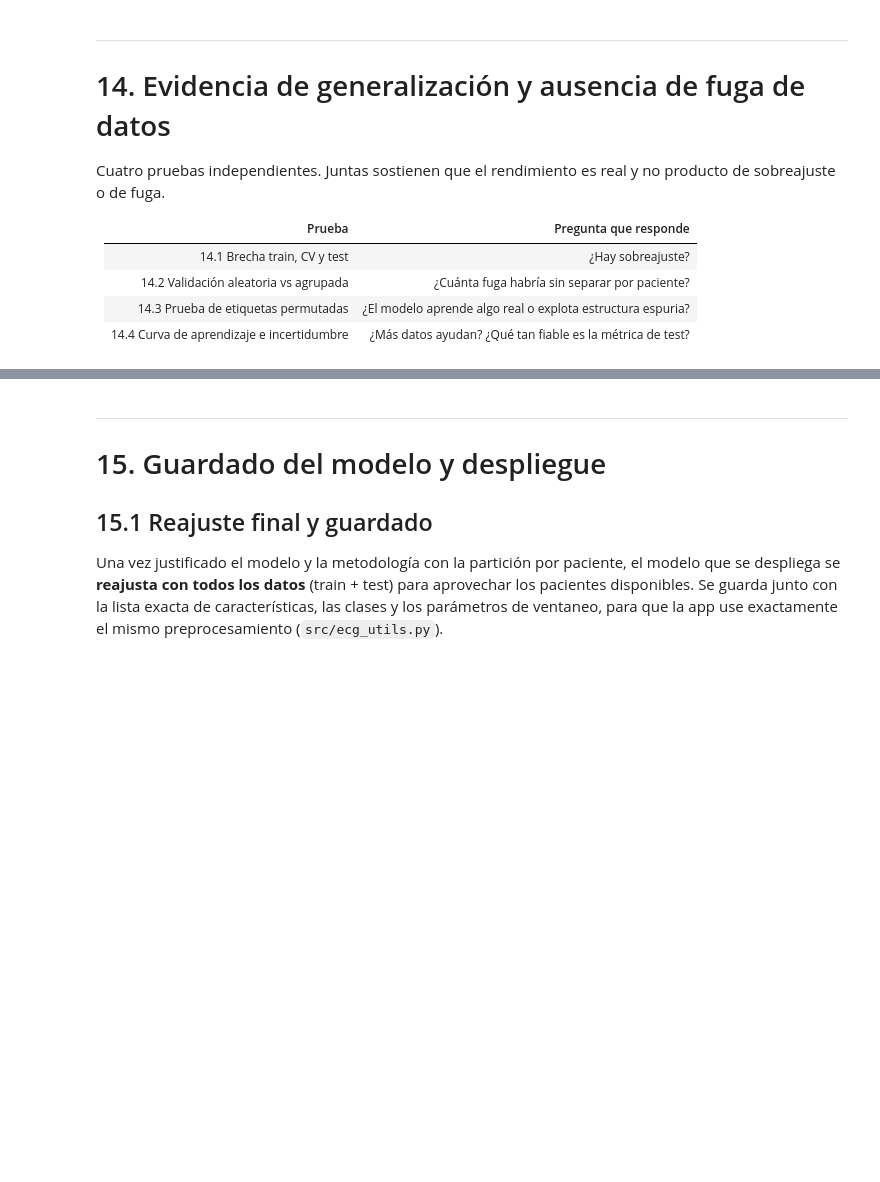
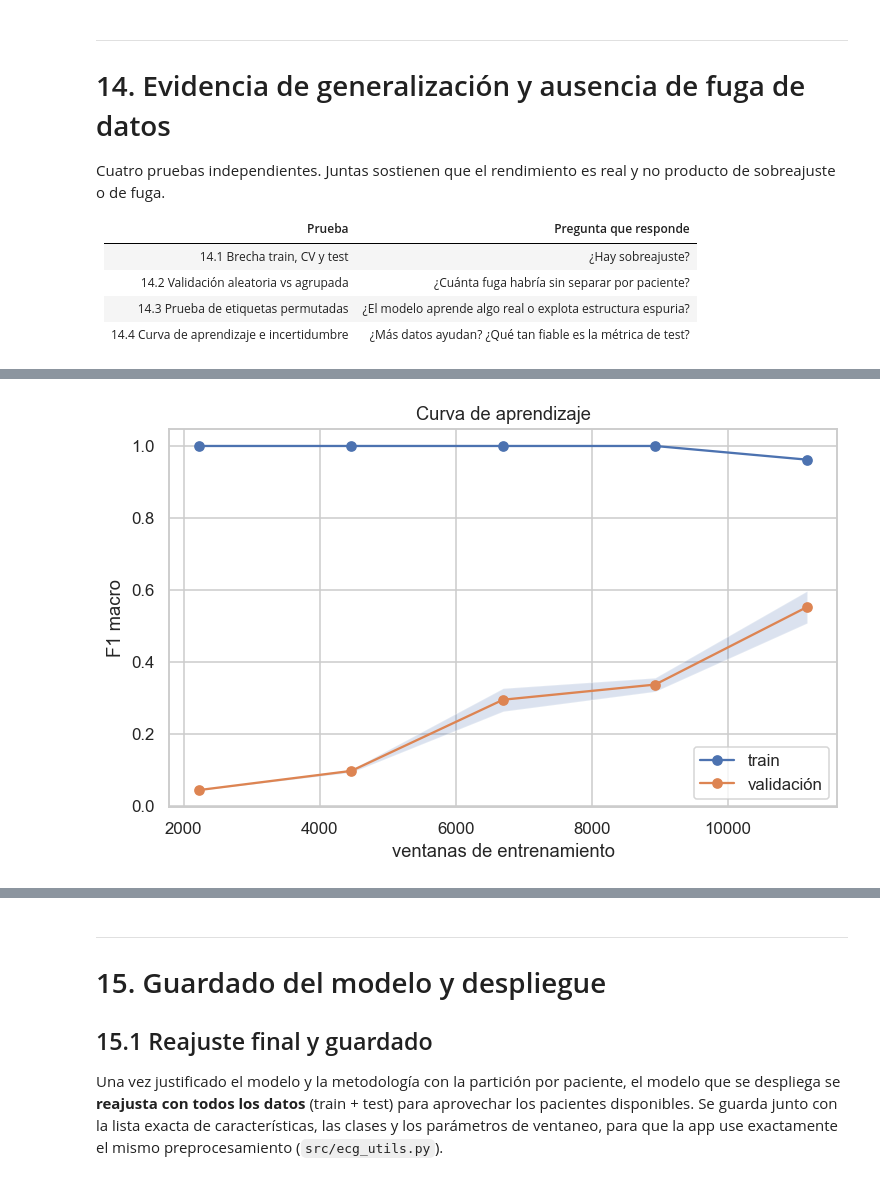
Before and after one commit to Jjes07/FundamentosML-Final, a Jupyter notebook: model_development.ipynb, the cells around one changed output, grey strips where cells are left out. Drawn from its saved outputs; the diff is of its cells as text; code cells hidden in the pictures; blank space fills up the shorter version.

```diff
--- a/model_development.ipynb
+++ b/model_development.ipynb
@@ -1002,12 +1310,15 @@ print(f"F1 macro con etiquetas reales:     {f_agr.mean():.3f}")
 # %%
 # 14.4a Curva de aprendizaje (por paciente)
 tamanos, tr_sc, va_sc = learning_curve(clone(modelo_final), X_tr, y_tr, groups=g_tr, cv=cv, scoring="f1_macro",
-                                        train_sizes=np.linspace(0.2, 1.0, 5), n_jobs=-1, random_state=SEMILLA)
+                                        train_sizes=np.linspace(0.2, 1.0, 5), n_jobs=-1,
+                                        shuffle=True, random_state=SEMILLA)   # shuffle: datos está ordenado por clase
 plt.figure(figsize=(7, 4.5))
 plt.plot(tamanos, tr_sc.mean(1), "o-", label="train"); plt.plot(tamanos, va_sc.mean(1), "o-", label="validación")
 plt.fill_between(tamanos, va_sc.mean(1) - va_sc.std(1), va_sc.mean(1) + va_sc.std(1), alpha=.2)
 plt.xlabel("ventanas de entrenamiento"); plt.ylabel("F1 macro"); plt.title("Curva de aprendizaje"); plt.legend(); plt.tight_layout()
 plt.savefig(FIGURAS / "gen_curva_aprendizaje.png"); plt.show()
+# %% [output]
+[figure, added]
 # %%
 # 14.4b Intervalo de confianza del F1 macro de test por bootstrap a nivel de PACIENTE
 rng = np.random.default_rng(SEMILLA)
```
Also changed, not shown: parts of 67 cells of this notebook, 21 other files.
